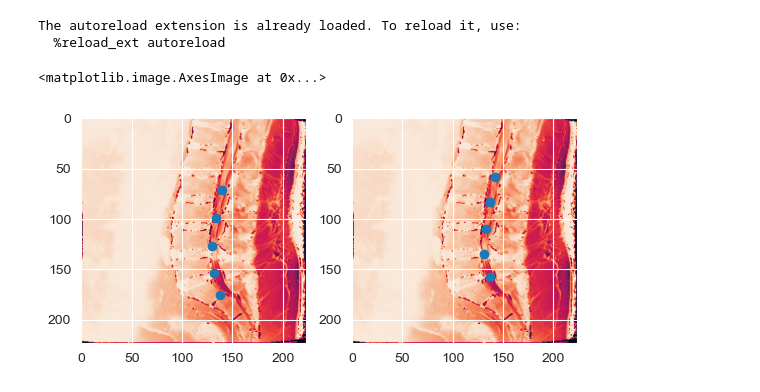
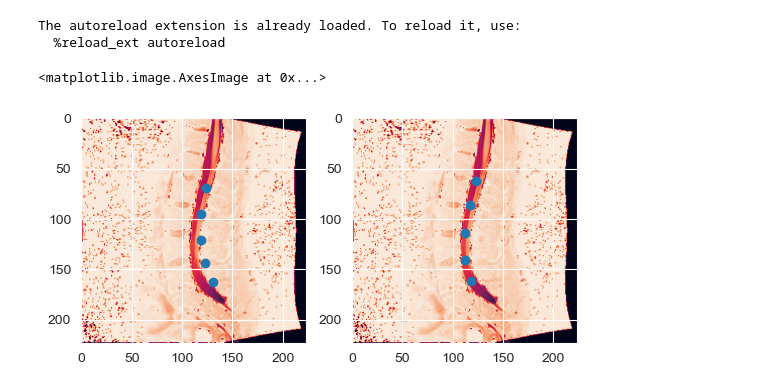
Before and after one commit to IDoCodingStuffs/python-doodles, a Jupyter notebook: rsna-2024/rsna-2024-inference.ipynb, the cells around one changed output. Saved outputs shown, nothing was run; the diff lists cells and outputs as text; code cells hidden in the pictures.

```diff
--- a/rsna-2024/rsna-2024-inference.ipynb
+++ b/rsna-2024/rsna-2024-inference.ipynb
@@ -180,7 +180,7 @@ training_data[training_data["condition"] == "Spinal Canal Stenosis"].groupby(["s
 | normal_mild | 8552 | 8552 | 8552 | 8552 | 8552 | 8552 | 8552 | 8552 | ... |
 | severe | 469 | 469 | 469 | 469 | 469 | 469 | 469 | 469 | ... |
 # %%
-pretrained_coord_path = "C:\\Users\Victor\\Documents\\python-doodles\\models\\resnet18_cnn_coordinates_t2stir\\resnet18_cnn_coordinates_t2stir_0.pt"
+pretrained_coord_path = "C:\\Users\Victor\\Documents\\python-doodles\\models\\resnet18_cnn_coordinates_t2stir\\resnet18_cnn_coordinates_t2stir_20.pt"
 # %%
 import torch.nn as nn
 from transformers import AutoModelForImageClassification
@@ -250,21 +250,21 @@ trainloader, valloader, trainset, valset = create_coordinate_datasets_and_loader
                                                                                                  num_workers=0,
                                                                                                  batch_size=1)
 # %%
-image, label = valset[1]
+image, label = valset[15]
 f, axarr = plt.subplots(1, 2)
 
 inferred = coordinate_model(image.unsqueeze(0).to("cuda")).detach().cpu()[0]
 x_ = [inferred[i] for i in range(0, len(inferred), 2)]
 y_ = [inferred[i] for i in range(1, len(inferred), 2)]
 
 axarr[0].scatter(x_, y_)
 axarr[0].imshow(image.squeeze(0)[0])
 
 x = [label[i] for i in range(0, len(label), 2)]
 y = [label[i] for i in range(1, len(label), 2)]
 
 plt.scatter(x, y)
 axarr[1].imshow(image.squeeze(0)[0])
 # %% [output]
 <matplotlib.image.AxesImage at 0x...>
-[figure, old version]
+[figure, new version]
```
Also changed, not shown: 2 other files.
